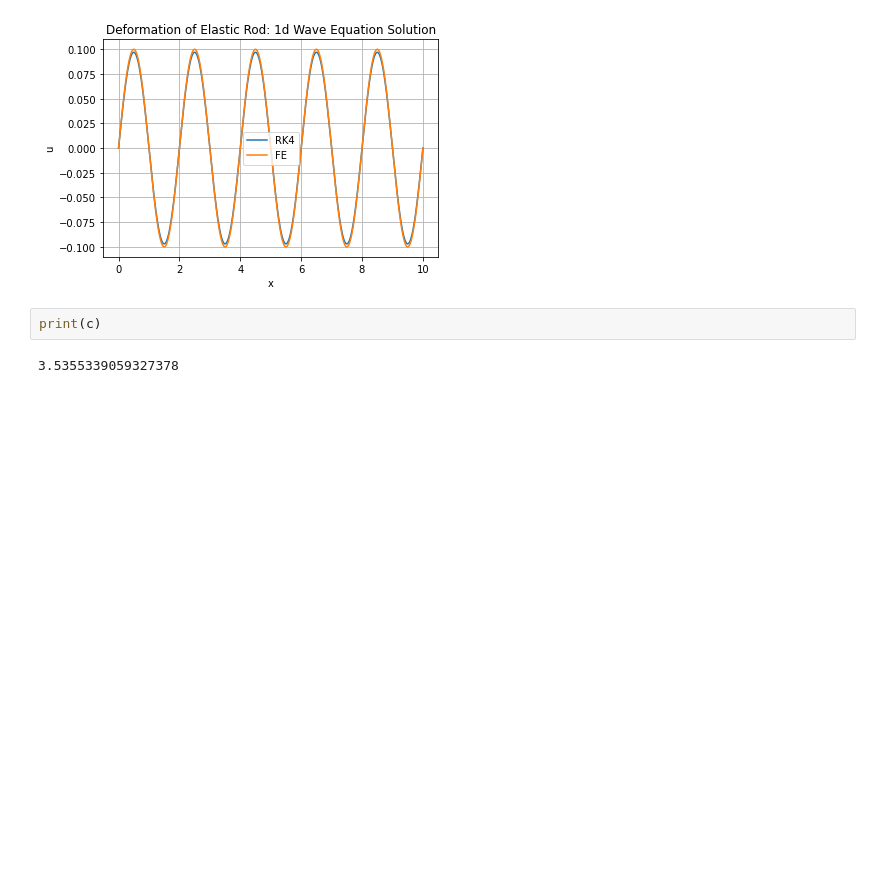
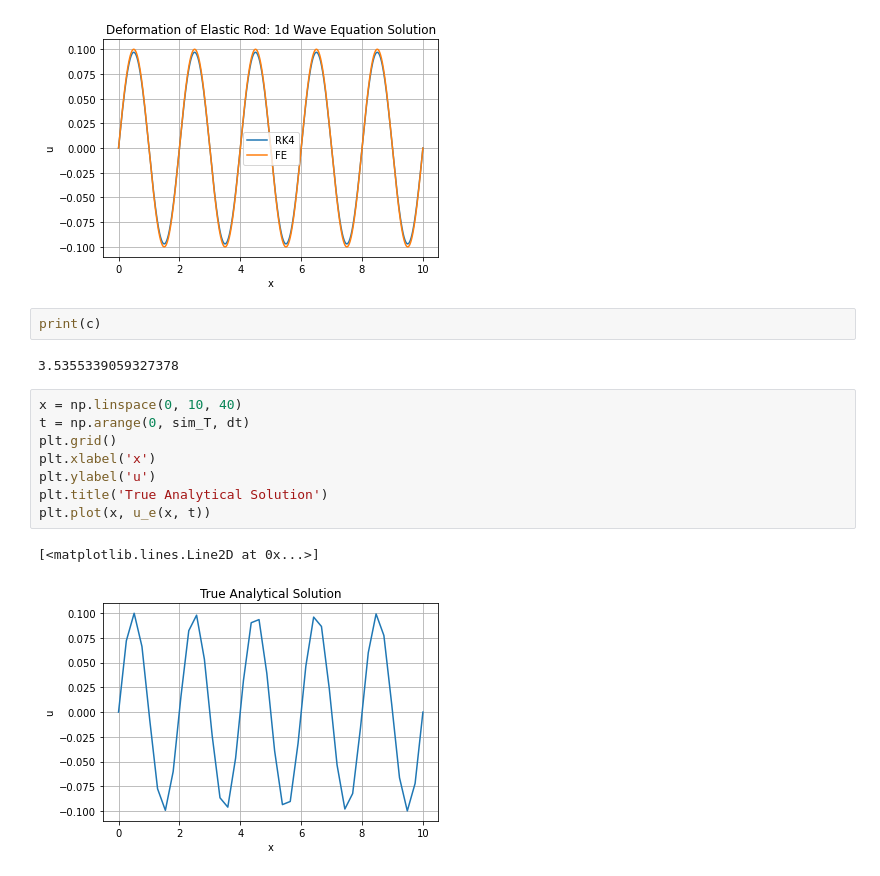
Before and after one commit to shyamthyagarajan/AE370Project2, a Jupyter notebook: Final_Project.ipynb, the cells around one changed output. Drawn from its saved outputs; the diff is of its cells as text; blank space fills up the shorter version.

Commit message:
analytical plot

```diff
--- a/Final_Project.ipynb
+++ b/Final_Project.ipynb
@@ -93,3 +93,14 @@ plt.show()
 print(c)
 # %% [output]
 3.5355339059327378
+# %%
+x = np.linspace(0, 10, 40)
+t = np.arange(0, sim_T, dt)
+plt.grid()
+plt.xlabel('x')
+plt.ylabel('u')
+plt.title('True Analytical Solution')
+plt.plot(x, u_e(x, t))
+# %% [output]
+[<matplotlib.lines.Line2D at 0x...>]
+[figure, added]
```
